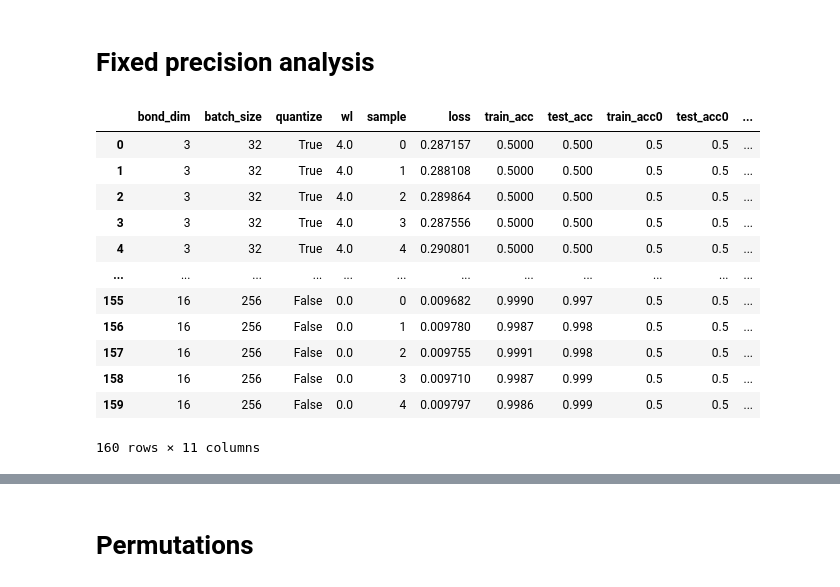
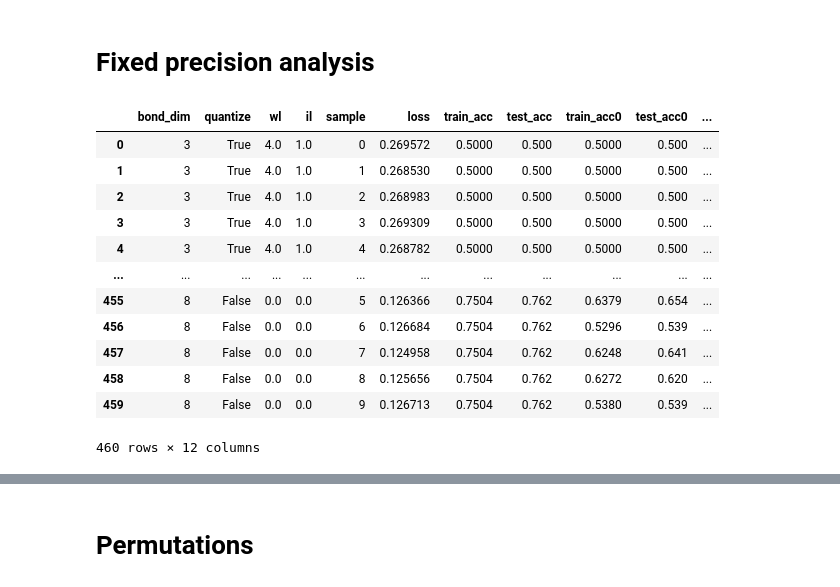
Before and after one commit to c0pp1/TTN4HEP, a Jupyter notebook: TTN/grid_search_results.ipynb, the cells around one changed output, grey strips where cells are left out. Saved outputs shown, nothing was run; the diff lists cells and outputs as text; code cells hidden in the pictures.

```diff
--- a/TTN/grid_search_results.ipynb
+++ b/TTN/grid_search_results.ipynb
@@ -257,20 +257,22 @@ fig.savefig(root_dir + 'heatmap_mean_max.png', dpi=600)
 # %% [markdown]
 # Fixed precision analysis
 # %%
-df = pd.read_csv('data/grid_search_fp/grid_search.csv', index_col=0)
+datadir = 'data/grid_search_fp2_striped/'
+DATASET = datadir.split('_')[-1][:-1]
+df = pd.read_csv(datadir + 'grid_search.csv', index_col=0)
 df = df.fillna(0)
 df
 # %% [output]
-|  | bond_dim | batch_size | quantize | wl | sample | loss | train_acc | test_acc | train_acc0 | test_acc0 | ... |
-| 0 | 3 | 32 | True | 4.0 | 0 | 0.287157 | 0.5000 | 0.500 | 0.5 | 0.5 | ... |
-| 1 | 3 | 32 | True | 4.0 | 1 | 0.288108 | 0.5000 | 0.500 | 0.5 | 0.5 | ... |
-| 2 | 3 | 32 | True | 4.0 | 2 | 0.289864 | 0.5000 | 0.500 | 0.5 | 0.5 | ... |
-| 3 | 3 | 32 | True | 4.0 | 3 | 0.287556 | 0.5000 | 0.500 | 0.5 | 0.5 | ... |
-| 4 | 3 | 32 | True | 4.0 | 4 | 0.290801 | 0.5000 | 0.500 | 0.5 | 0.5 | ... |
+|  | bond_dim | quantize | wl | il | sample | loss | train_acc | test_acc | train_acc0 | test_acc0 | ... |
+| 0 | 3 | True | 4.0 | 1.0 | 0 | 0.269572 | 0.5000 | 0.500 | 0.5000 | 0.500 | ... |
+| 1 | 3 | True | 4.0 | 1.0 | 1 | 0.268530 | 0.5000 | 0.500 | 0.5000 | 0.500 | ... |
+| 2 | 3 | True | 4.0 | 1.0 | 2 | 0.268983 | 0.5000 | 0.500 | 0.5000 | 0.500 | ... |
+| 3 | 3 | True | 4.0 | 1.0 | 3 | 0.269309 | 0.5000 | 0.500 | 0.5000 | 0.500 | ... |
+| 4 | 3 | True | 4.0 | 1.0 | 4 | 0.268782 | 0.5000 | 0.500 | 0.5000 | 0.500 | ... |
 | ... | ... | ... | ... | ... | ... | ... | ... | ... | ... | ... | ... |
-| 155 | 16 | 256 | False | 0.0 | 0 | 0.009682 | 0.9990 | 0.997 | 0.5 | 0.5 | ... |
-| 156 | 16 | 256 | False | 0.0 | 1 | 0.009780 | 0.9987 | 0.998 | 0.5 | 0.5 | ... |
-| 157 | 16 | 256 | False | 0.0 | 2 | 0.009755 | 0.9991 | 0.998 | 0.5 | 0.5 | ... |
-| 158 | 16 | 256 | False | 0.0 | 3 | 0.009710 | 0.9987 | 0.999 | 0.5 | 0.5 | ... |
-| 159 | 16 | 256 | False | 0.0 | 4 | 0.009797 | 0.9986 | 0.999 | 0.5 | 0.5 | ... |
+| 455 | 8 | False | 0.0 | 0.0 | 5 | 0.126366 | 0.7504 | 0.762 | 0.6379 | 0.654 | ... |
+| 456 | 8 | False | 0.0 | 0.0 | 6 | 0.126684 | 0.7504 | 0.762 | 0.5296 | 0.539 | ... |
+| 457 | 8 | False | 0.0 | 0.0 | 7 | 0.124958 | 0.7504 | 0.762 | 0.6248 | 0.641 | ... |
+| 458 | 8 | False | 0.0 | 0.0 | 8 | 0.125656 | 0.7504 | 0.762 | 0.6272 | 0.620 | ... |
+| 459 | 8 | False | 0.0 | 0.0 | 9 | 0.126713 | 0.7504 | 0.762 | 0.5380 | 0.539 | ... |
-160 rows × 11 columns
+460 rows × 12 columns
```
Also changed, not shown: parts of 11 cells of this notebook, 3 other files.
